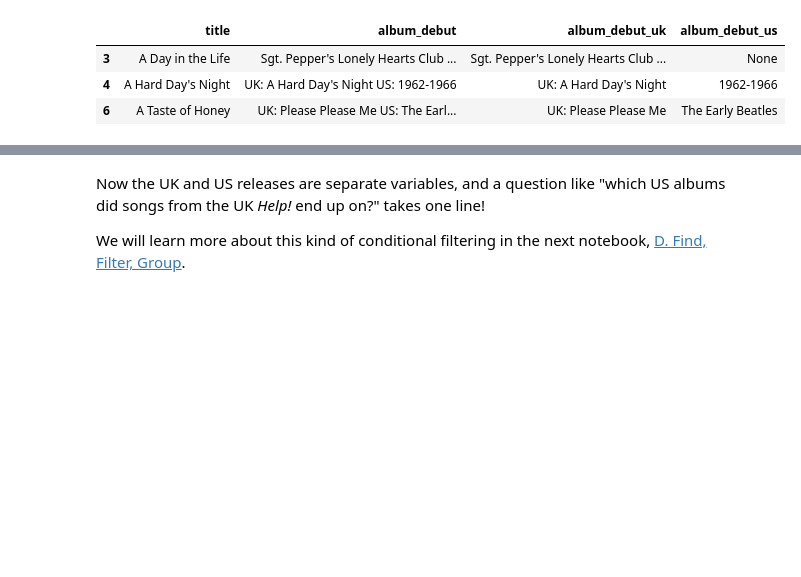
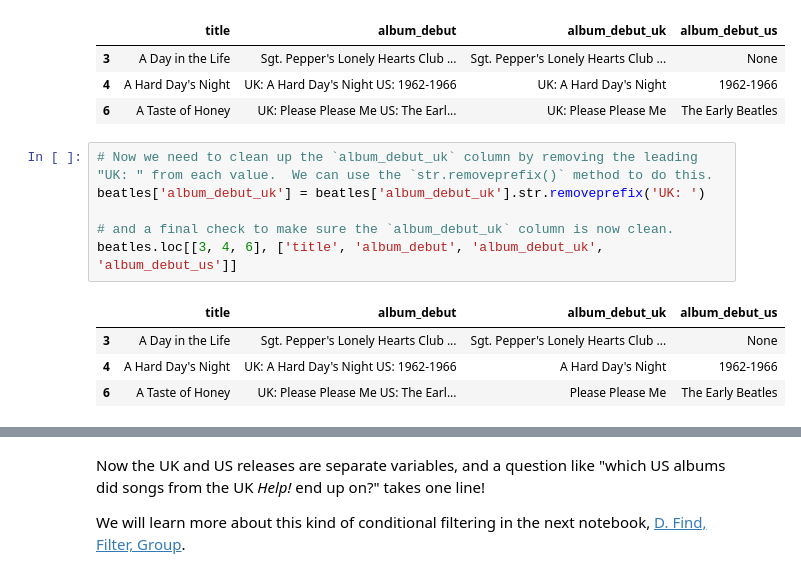
Before and after one commit to RichardFreedman/Heidelberg_Class, a Jupyter notebook: 02_Beatles_Tidy_Clean_Filter_Group_Chart/A_Beatles_Clean_Tidy_Examples.ipynb, the cells around one changed output, grey strips where cells are left out. Cells and saved outputs as stored; diff of their text form; blank space fills up the shorter version.

```diff
--- a/02_Beatles_Tidy_Clean_Filter_Group_Chart/A_Beatles_Clean_Tidy_Examples.ipynb
+++ b/02_Beatles_Tidy_Clean_Filter_Group_Chart/A_Beatles_Clean_Tidy_Examples.ipynb
@@ -239,3 +239,14 @@ beatles.loc[[3, 4, 6], ['title', 'album_debut', 'album_debut_uk', 'album_debut_u
 | 3 | A Day in the Life | Sgt. Pepper's Lonely Hearts Club ... | Sgt. Pepper's Lonely Hearts Club ... | None |
 | 4 | A Hard Day's Night | UK: A Hard Day's Night US: 1962-1966 | UK: A Hard Day's Night | 1962-1966 |
 | 6 | A Taste of Honey | UK: Please Please Me US: The Earl... | UK: Please Please Me | The Early Beatles |
+# %%
+# Now we need to clean up the `album_debut_uk` column by removing the leading "UK: " from each value.  We can use the `str.removeprefix()` method to do this.
+beatles['album_debut_uk'] = beatles['album_debut_uk'].str.removeprefix('UK: ')
+
+# and a final check to make sure the `album_debut_uk` column is now clean.
+beatles.loc[[3, 4, 6], ['title', 'album_debut', 'album_debut_uk', 'album_debut_us']]
+# %% [output]
+|  | title | album_debut | album_debut_uk | album_debut_us |
+| 3 | A Day in the Life | Sgt. Pepper's Lonely Hearts Club ... | Sgt. Pepper's Lonely Hearts Club ... | None |
+| 4 | A Hard Day's Night | UK: A Hard Day's Night US: 1962-1966 | A Hard Day's Night | 1962-1966 |
+| 6 | A Taste of Honey | UK: Please Please Me US: The Earl... | Please Please Me | The Early Beatles |
```
Also changed, not shown: parts of 9 cells of this notebook, 1 other file.
